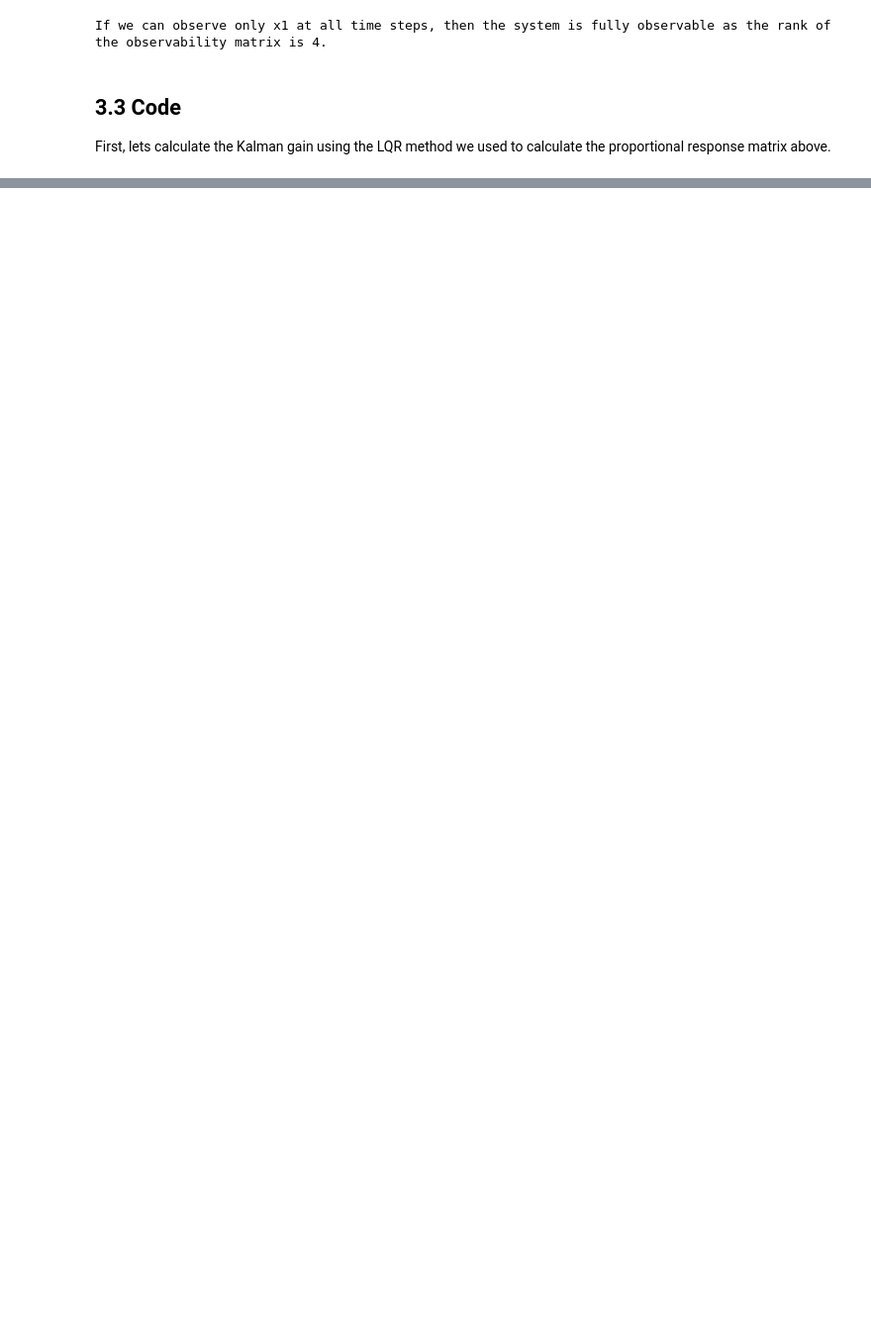
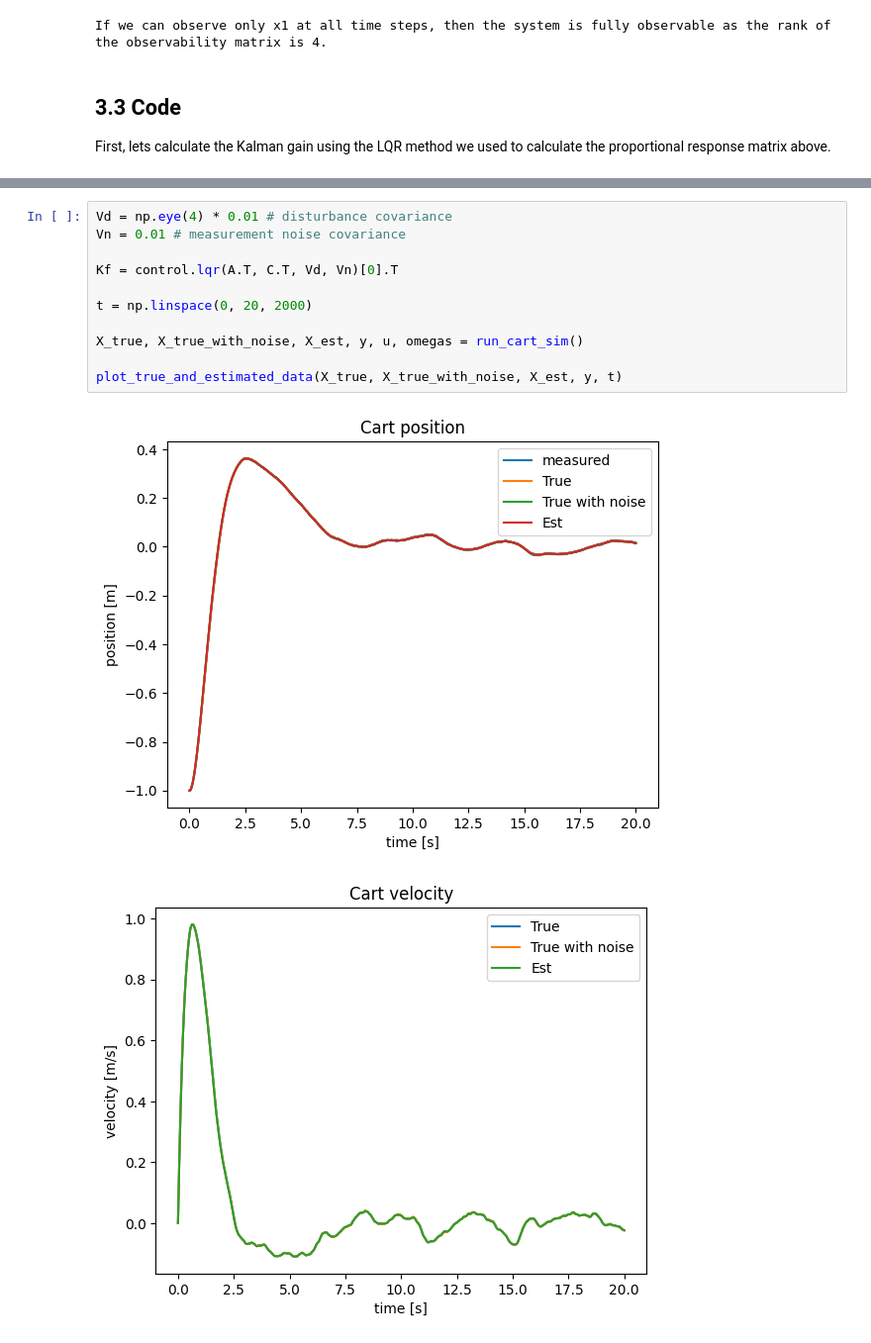
Before and after one commit to paxtonsc/inverted-pendulum-project, a Jupyter notebook: inverted_pendulm.ipynb, the cells around one changed output, grey strips where cells are left out. Shown at 99% size. Drawn from its saved outputs; the diff is of its cells as text; blank space fills up the shorter version.

```diff
--- a/inverted_pendulm.ipynb
+++ b/inverted_pendulm.ipynb
@@ -791,0 +811,14 @@ plt.show()
+# %%
+Vd = np.eye(4) * 0.01 # disturbance covariance
+Vn = 0.01 # measurement noise covariance
+
+Kf = control.lqr(A.T, C.T, Vd, Vn)[0].T
+
+t = np.linspace(0, 20, 2000)
+
+X_true, X_true_with_noise, X_est, y, u, omegas = run_cart_sim()
+
+plot_true_and_estimated_data(X_true, X_true_with_noise, X_est, y, t)
+# %% [output]
+[figure, added]
+[figure, added]
```
Also changed, not shown: parts of 26 cells of this notebook.
